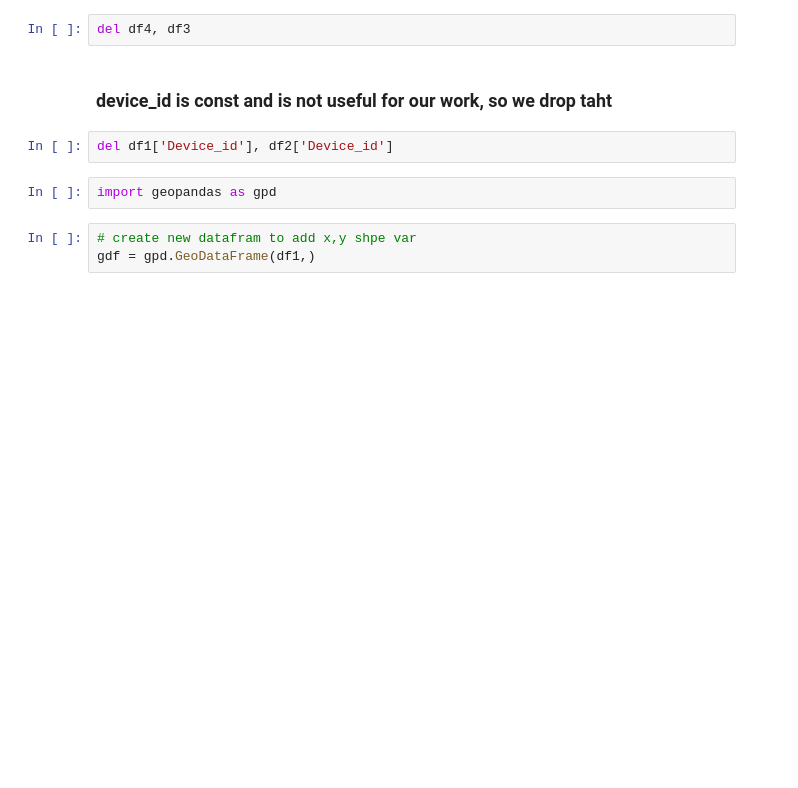
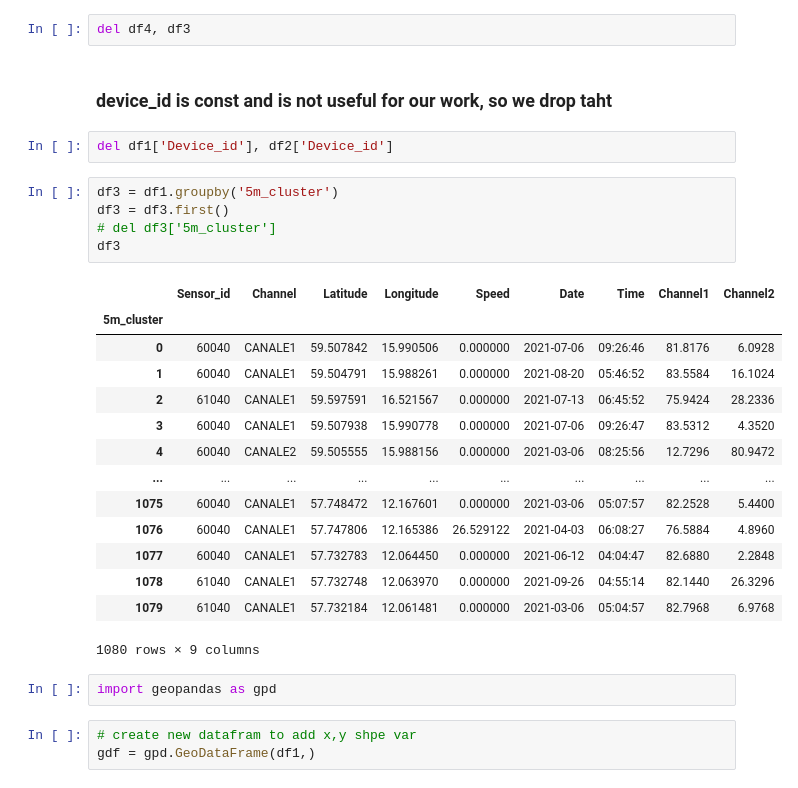
Before and after one commit to OmidSa75/Data_scinece-Smartset-overloads-PoliMI, a Jupyter notebook: main.ipynb, the cells around one changed output. Saved outputs shown, nothing was run; the diff lists cells and outputs as text; blank space fills up the shorter version.

```diff
--- a/main.ipynb
+++ b/main.ipynb
@@ -211,6 +199,26 @@ del df4, df3
 ### device_id is const and is not useful for our work, so we drop taht
 # %%
 del df1['Device_id'], df2['Device_id']
+# %%
+df3 = df1.groupby('5m_cluster')
+df3 = df3.first()
+# del df3['5m_cluster']
+df3
+# %% [output]
+|  | Sensor_id | Channel | Latitude | Longitude | Speed | Date | Time | Channel1 | Channel2 |
+| 5m_cluster |  |  |  |  |  |  |  |  |  |
+| 0 | 60040 | CANALE1 | 59.507842 | 15.990506 | 0.000000 | 2021-07-06 | 09:26:46 | 81.8176 | 6.0928 |
+| 1 | 60040 | CANALE1 | 59.504791 | 15.988261 | 0.000000 | 2021-08-20 | 05:46:52 | 83.5584 | 16.1024 |
+| 2 | 61040 | CANALE1 | 59.597591 | 16.521567 | 0.000000 | 2021-07-13 | 06:45:52 | 75.9424 | 28.2336 |
+| 3 | 60040 | CANALE1 | 59.507938 | 15.990778 | 0.000000 | 2021-07-06 | 09:26:47 | 83.5312 | 4.3520 |
+| 4 | 60040 | CANALE2 | 59.505555 | 15.988156 | 0.000000 | 2021-03-06 | 08:25:56 | 12.7296 | 80.9472 |
+| ... | ... | ... | ... | ... | ... | ... | ... | ... | ... |
+| 1075 | 60040 | CANALE1 | 57.748472 | 12.167601 | 0.000000 | 2021-03-06 | 05:07:57 | 82.2528 | 5.4400 |
+| 1076 | 60040 | CANALE1 | 57.747806 | 12.165386 | 26.529122 | 2021-04-03 | 06:08:27 | 76.5884 | 4.8960 |
+| 1077 | 60040 | CANALE1 | 57.732783 | 12.064450 | 0.000000 | 2021-06-12 | 04:04:47 | 82.6880 | 2.2848 |
+| 1078 | 61040 | CANALE1 | 57.732748 | 12.063970 | 0.000000 | 2021-09-26 | 04:55:14 | 82.1440 | 26.3296 |
+| 1079 | 61040 | CANALE1 | 57.732184 | 12.061481 | 0.000000 | 2021-03-06 | 05:04:57 | 82.7968 | 6.9768 |
+1080 rows × 9 columns
 # %%
 import geopandas as gpd
 # %%
```
Also changed, not shown: parts of 2 cells of this notebook.
